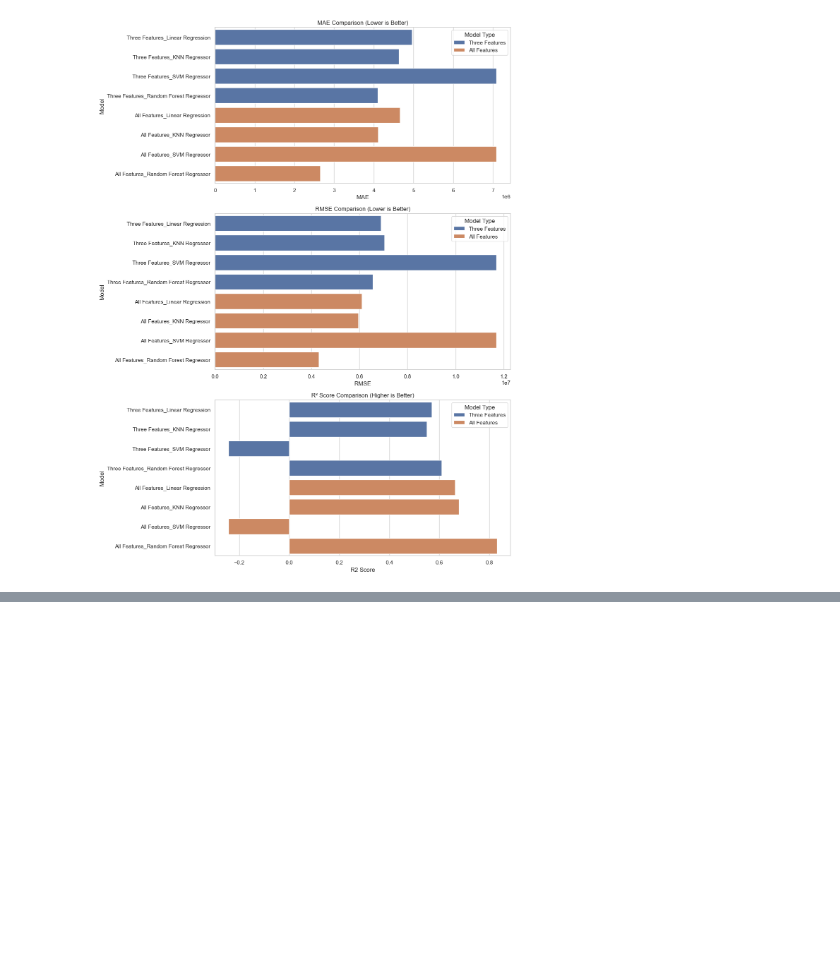
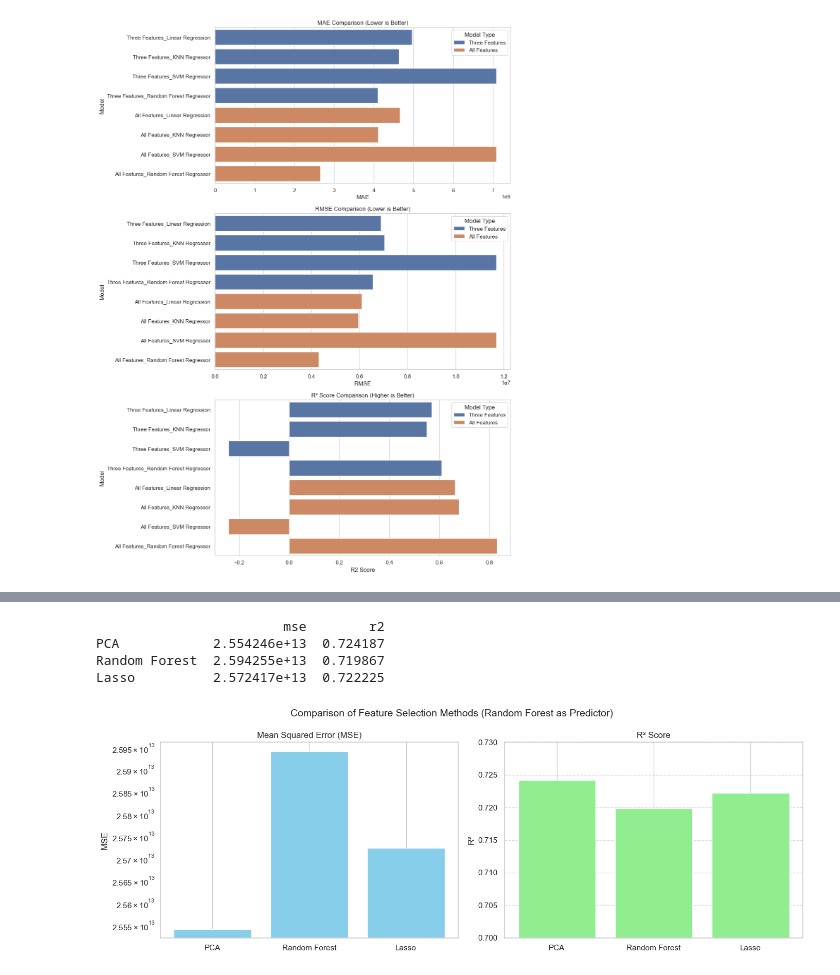
Before and after one commit to Ruiqi-Qian/NBA, a Jupyter notebook: model/Model.ipynb, the cells around one changed output, grey strips where cells are left out. Cells and saved outputs as stored; diff of their text form; code cells hidden in the pictures; blank space fills up the shorter version.

```diff
--- a/model/Model.ipynb
+++ b/model/Model.ipynb
@@ -152,0 +237,69 @@ plt.show()
+# %%
+from sklearn.ensemble import RandomForestRegressor
+from sklearn.model_selection import train_test_split
+from sklearn.metrics import mean_squared_error, r2_score
+
+top_pca_features = pca_importance.head(10).index.tolist()
+
+# Random Forest：取累计重要性达 95% 的特征
+cumulative_importance = rf_importance.cumsum()
+selected_rf_features = cumulative_importance[cumulative_importance <= 0.95].index.tolist()
+
+# Lasso：直接从非零系数中提取出来的特征（你已做好）
+selected_lasso_features = lasso_importance.index.tolist()
+# %%
+def evaluate_rf(feature_list, X, y):
+    X_subset = X[feature_list]
+    X_train, X_test, y_train, y_test = train_test_split(X_subset, y, test_size=0.2, random_state=42)
+
+    model = RandomForestRegressor(random_state=42)
+    model.fit(X_train, y_train)
+    y_pred = model.predict(X_test)
+
+    mse = mean_squared_error(y_test, y_pred)
+    r2 = r2_score(y_test, y_pred)
+    return {'mse': mse, 'r2': r2}
+
+# 避免特征不在 X 里（保险写法）
+top_pca_features = [f for f in top_pca_features if f in X.columns]
+selected_rf_features = [f for f in selected_rf_features if f in X.columns]
+selected_lasso_features = [f for f in selected_lasso_features if f in X.columns]
+
+results = {
+    'PCA': evaluate_rf(top_pca_features, X, y),
+    'Random Forest': evaluate_rf(selected_rf_features, X, y),
+    'Lasso': evaluate_rf(selected_lasso_features, X, y)
+}
+
+# 打印结果表格
+import pandas as pd
+results_df = pd.DataFrame(results).T
+print(results_df)
+# %% [output]
+                        mse        r2
+PCA            2.554246e+13  0.724187
+Random Forest  2.594255e+13  0.719867
+Lasso          2.572417e+13  0.722225
+# %%
+# ========== 可视化对比 ==========
+fig, axes = plt.subplots(1, 2, figsize=(14, 5))
+
+# MSE 图（对数刻度）
+axes[0].bar(results_df.index, results_df['mse'], color='skyblue')
+axes[0].set_title("Mean Squared Error (MSE)")
+axes[0].set_ylabel("MSE")
+axes[0].set_yscale('log')
+axes[0].grid(axis='y', linestyle='--', alpha=0.7)
+
+# R² 图
+axes[1].bar(results_df.index, results_df['r2'], color='lightgreen')
+axes[1].set_title("R² Score")
+axes[1].set_ylabel("R²")
+axes[1].set_ylim(0.7, 0.73)
+axes[1].grid(axis='y', linestyle='--', alpha=0.7)
+
+plt.suptitle("Comparison of Feature Selection Methods (Random Forest as Predictor)", fontsize=14)
+plt.tight_layout()
+plt.show()
+# %% [output]
+[figure, added]
```
Also changed, not shown: parts of 10 cells of this notebook, 10 other files.
